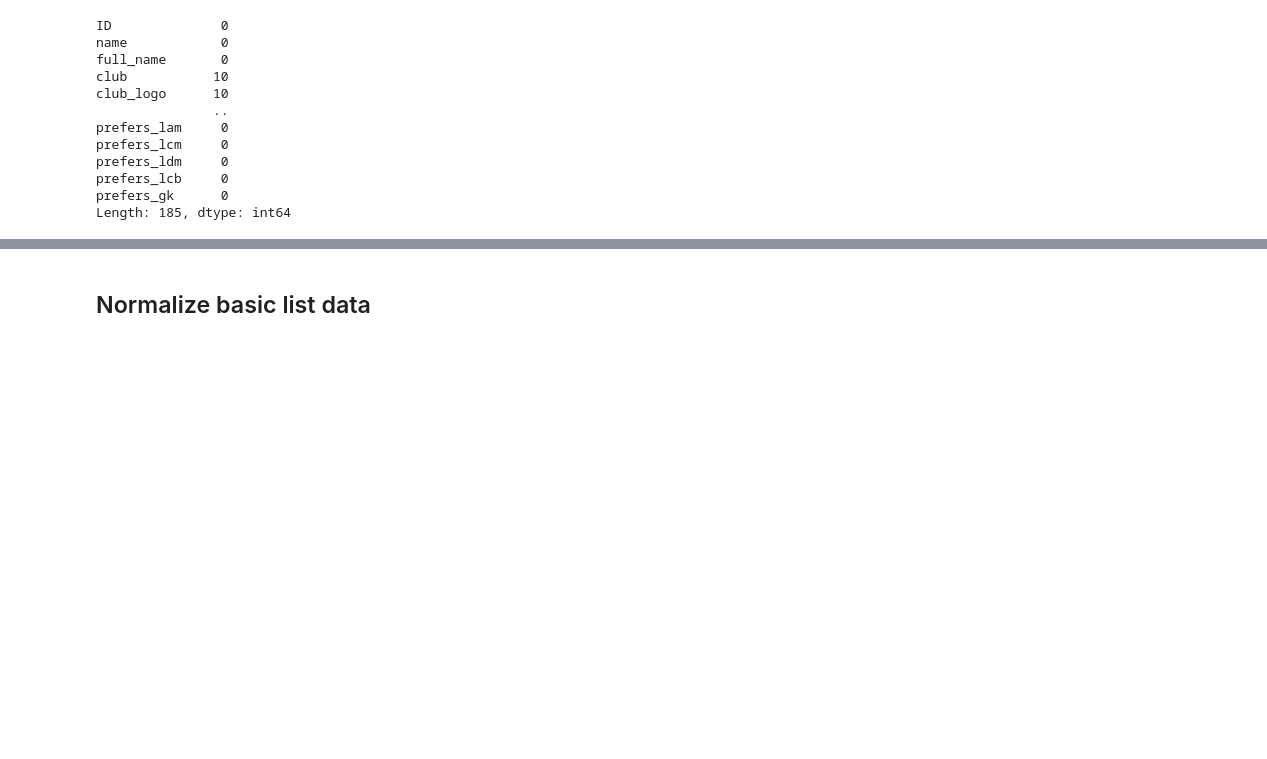
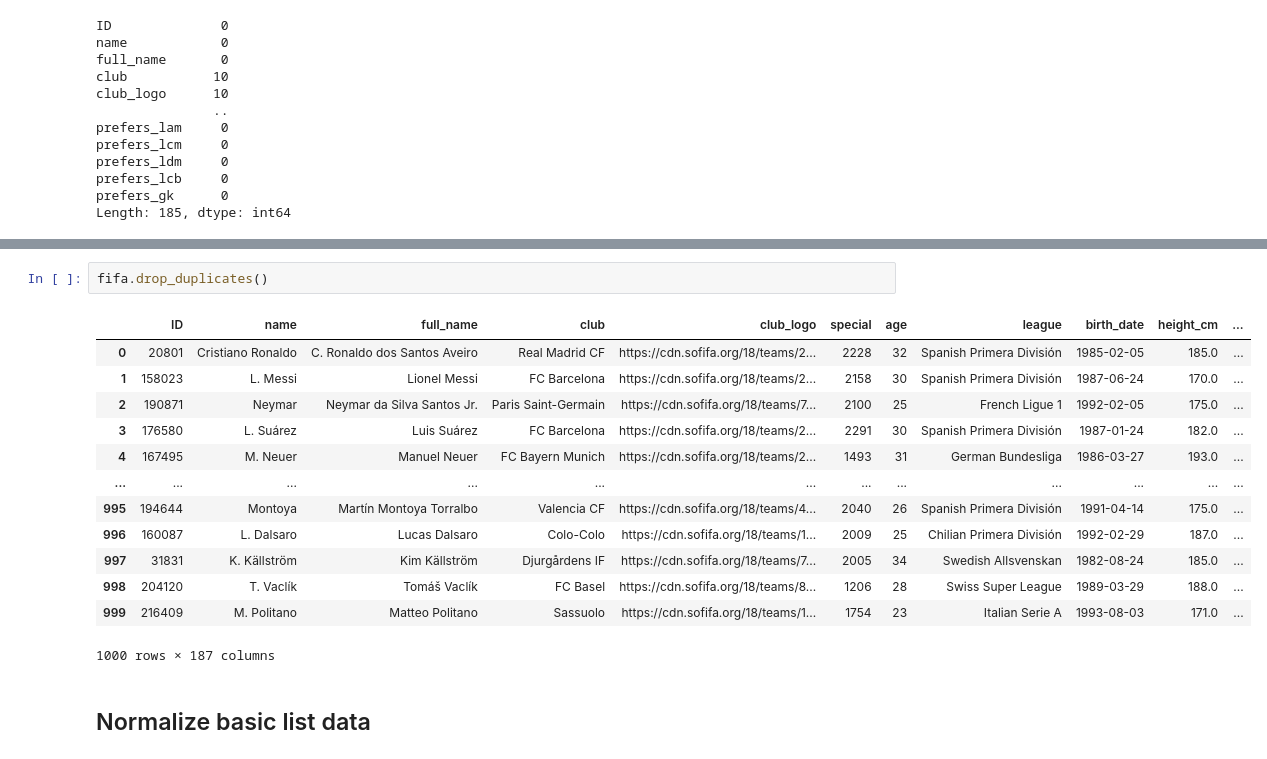
Before and after one commit to Mahnoor-Rana/Cluster-Analysis-in-Python, a Jupyter notebook: Introduction to Clustering/Introduction to Clustering.ipynb, the cells around one changed output, grey strips where cells are left out. Saved outputs shown, nothing was run; the diff lists cells and outputs as text; blank space fills up the shorter version.

```diff
--- a/Introduction to Clustering/Introduction to Clustering.ipynb
+++ b/Introduction to Clustering/Introduction to Clustering.ipynb
@@ -66,3 +64,19 @@ fifa.drop_duplicates
+# %%
+fifa.drop_duplicates()
+# %% [output]
+|  | ID | name | full_name | club | club_logo | special | age | league | birth_date | height_cm | ... |
+| 0 | 20801 | Cristiano Ronaldo | C. Ronaldo dos Santos Aveiro | Real Madrid CF | https://cdn.sofifa.org/18/teams/2... | 2228 | 32 | Spanish Primera División | 1985-02-05 | 185.0 | ... |
+| 1 | 158023 | L. Messi | Lionel Messi | FC Barcelona | https://cdn.sofifa.org/18/teams/2... | 2158 | 30 | Spanish Primera División | 1987-06-24 | 170.0 | ... |
+| 2 | 190871 | Neymar | Neymar da Silva Santos Jr. | Paris Saint-Germain | https://cdn.sofifa.org/18/teams/7... | 2100 | 25 | French Ligue 1 | 1992-02-05 | 175.0 | ... |
+| 3 | 176580 | L. Suárez | Luis Suárez | FC Barcelona | https://cdn.sofifa.org/18/teams/2... | 2291 | 30 | Spanish Primera División | 1987-01-24 | 182.0 | ... |
+| 4 | 167495 | M. Neuer | Manuel Neuer | FC Bayern Munich | https://cdn.sofifa.org/18/teams/2... | 1493 | 31 | German Bundesliga | 1986-03-27 | 193.0 | ... |
+| ... | ... | ... | ... | ... | ... | ... | ... | ... | ... | ... | ... |
+| 995 | 194644 | Montoya | Martín Montoya Torralbo | Valencia CF | https://cdn.sofifa.org/18/teams/4... | 2040 | 26 | Spanish Primera División | 1991-04-14 | 175.0 | ... |
+| 996 | 160087 | L. Dalsaro | Lucas Dalsaro | Colo-Colo | https://cdn.sofifa.org/18/teams/1... | 2009 | 25 | Chilian Primera División | 1992-02-29 | 187.0 | ... |
+| 997 | 31831 | K. Källström | Kim Källström | Djurgårdens IF | https://cdn.sofifa.org/18/teams/7... | 2005 | 34 | Swedish Allsvenskan | 1982-08-24 | 185.0 | ... |
+| 998 | 204120 | T. Vaclík | Tomáš Vaclík | FC Basel | https://cdn.sofifa.org/18/teams/8... | 1206 | 28 | Swiss Super League | 1989-03-29 | 188.0 | ... |
+| 999 | 216409 | M. Politano | Matteo Politano | Sassuolo | https://cdn.sofifa.org/18/teams/1... | 1754 | 23 | Italian Serie A | 1993-08-03 | 171.0 | ... |
+1000 rows × 187 columns
 # %% [markdown]
 ## Normalize basic list data
 # %%
```
Also changed, not shown: parts of 3 cells of this notebook.
